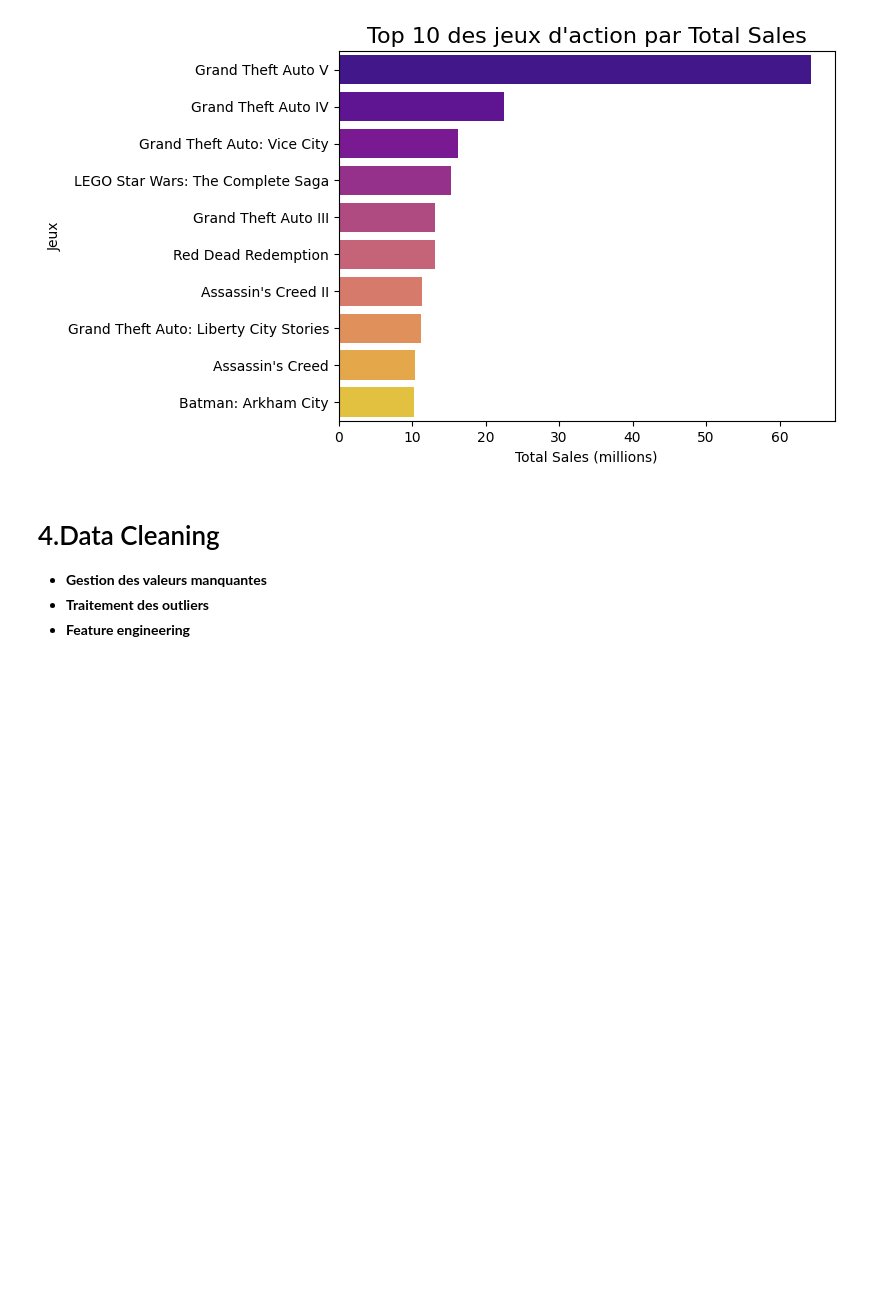
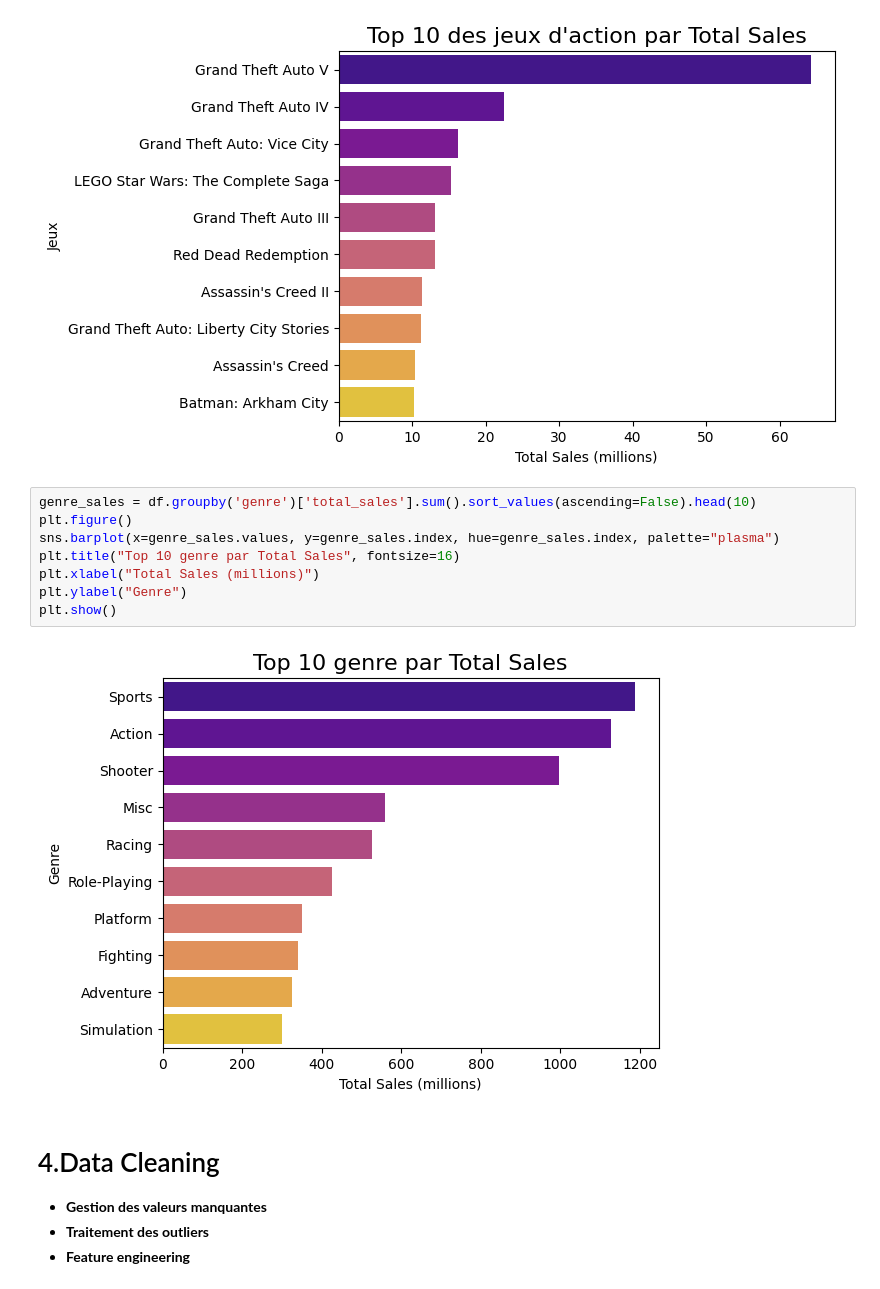
Before and after one commit to Arnaudmyges/DataMining, a Jupyter notebook: Projet.ipynb, the cells around one changed output. Cells and saved outputs as stored; diff of their text form; blank space fills up the shorter version.

```diff
--- a/Projet.ipynb
+++ b/Projet.ipynb
@@ -125,6 +125,16 @@ plt.ylabel("Jeux")
 plt.show()
 # %% [output]
 [figure]
+# %%
+genre_sales = df.groupby('genre')['total_sales'].sum().sort_values(ascending=False).head(10)
+plt.figure()
+sns.barplot(x=genre_sales.values, y=genre_sales.index, hue=genre_sales.index, palette="plasma")
+plt.title("Top 10 genre par Total Sales", fontsize=16)
+plt.xlabel("Total Sales (millions)")
+plt.ylabel("Genre")
+plt.show()
+# %% [output]
+[figure, added]
 # %% [markdown]
 # 4.Data Cleaning
 - **Gestion des valeurs manquantes**
```
Also changed, not shown: parts of 6 cells of this notebook.
